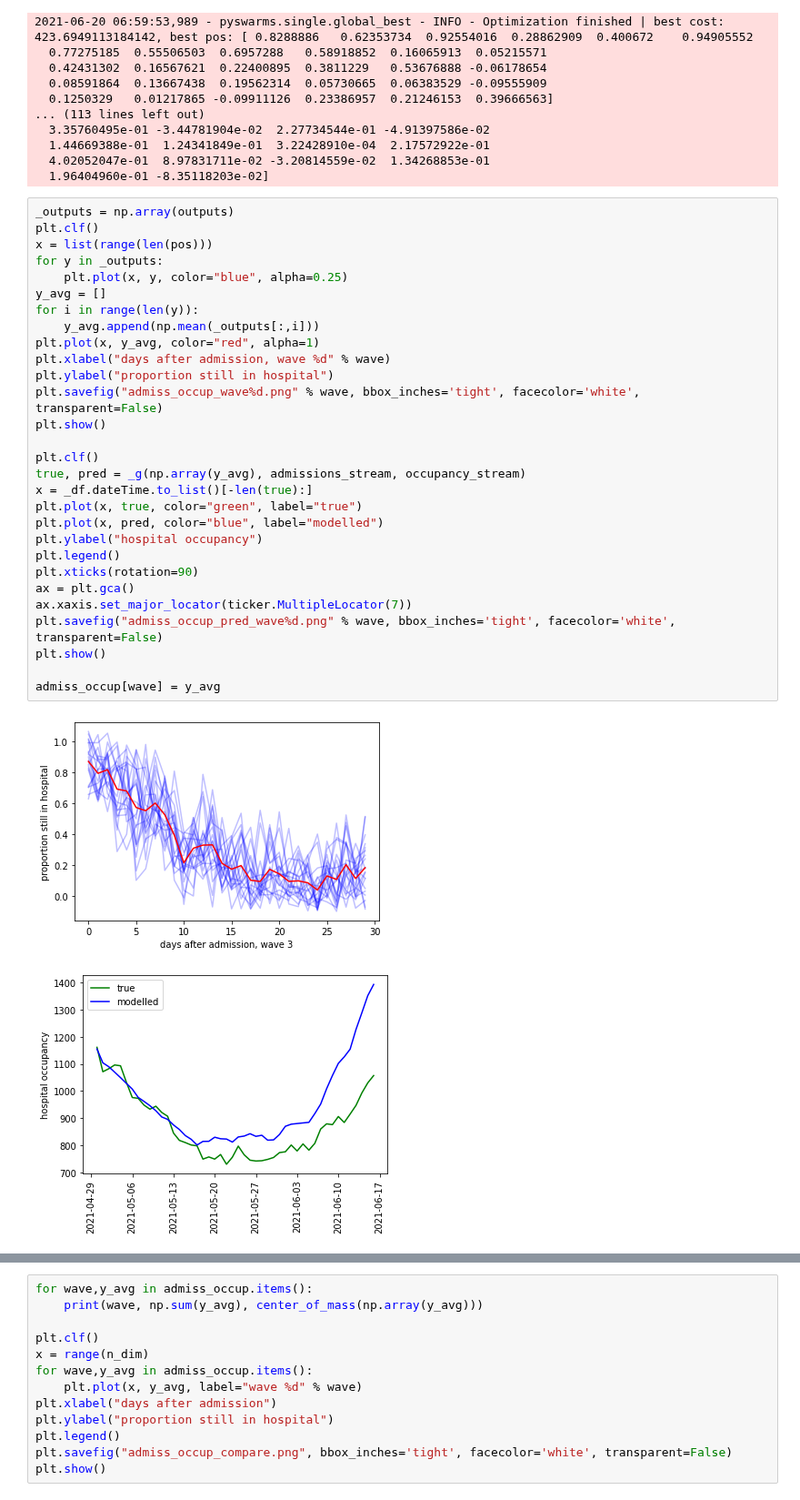
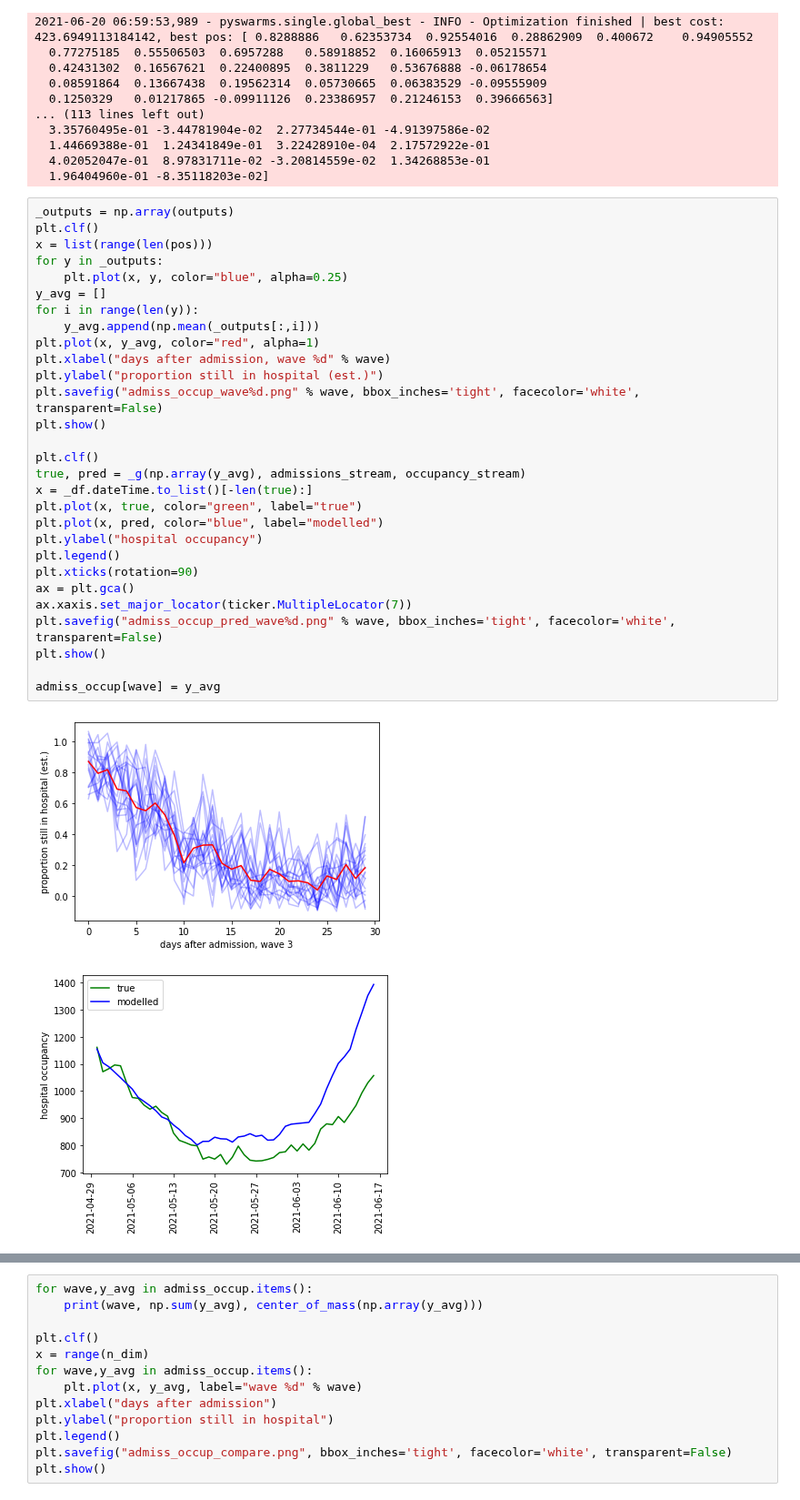
Before and after one commit to nicfreeman1209/covid-19, a Jupyter notebook: conv-estimator/convolution estimator.ipynb, the cells around one changed output, grey strips where cells are left out. Shown at 91% size. Saved outputs shown, nothing was run; the diff lists cells and outputs as text.

```diff
--- a/conv-estimator/convolution estimator.ipynb
+++ b/conv-estimator/convolution estimator.ipynb
@@ -292,34 +292,34 @@ for i in range(20):
 # %%
 _outputs = np.array(outputs)
 plt.clf()
 x = list(range(len(pos)))
 for y in _outputs:
     plt.plot(x, y, color="blue", alpha=0.25)
 y_avg = []
 for i in range(len(y)):
     y_avg.append(np.mean(_outputs[:,i]))
 plt.plot(x, y_avg, color="red", alpha=1)
 plt.xlabel("days after admission, wave %d" % wave)
-plt.ylabel("proportion still in hospital")
+plt.ylabel("proportion still in hospital (est.)")
 plt.savefig("admiss_occup_wave%d.png" % wave, bbox_inches='tight', facecolor='white', transparent=False)
 plt.show()
 
 plt.clf()
 true, pred = _g(np.array(y_avg), admissions_stream, occupancy_stream)
 x = _df.dateTime.to_list()[-len(true):]
 plt.plot(x, true, color="green", label="true")
 plt.plot(x, pred, color="blue", label="modelled")
 plt.ylabel("hospital occupancy")
 plt.legend()
 plt.xticks(rotation=90)
 ax = plt.gca()
 ax.xaxis.set_major_locator(ticker.MultipleLocator(7))
 plt.savefig("admiss_occup_pred_wave%d.png" % wave, bbox_inches='tight', facecolor='white', transparent=False)
 plt.show()
 
 admiss_occup[wave] = y_avg
 # %% [output]
-[figure, old version]
+[figure, new version]
 [figure]
 # %%
 plt.clf()
```
Also changed, not shown: parts of 1 cell of this notebook.
